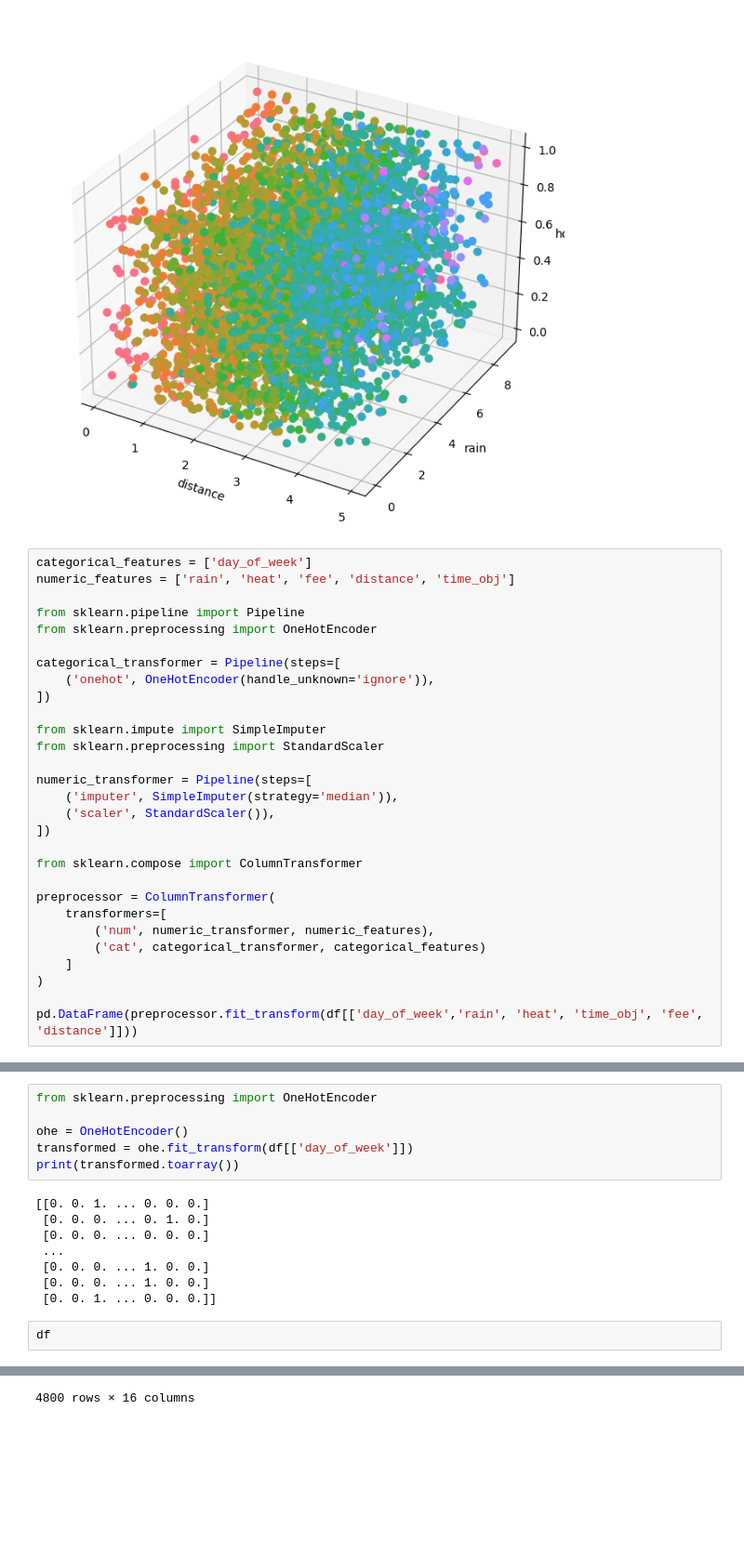
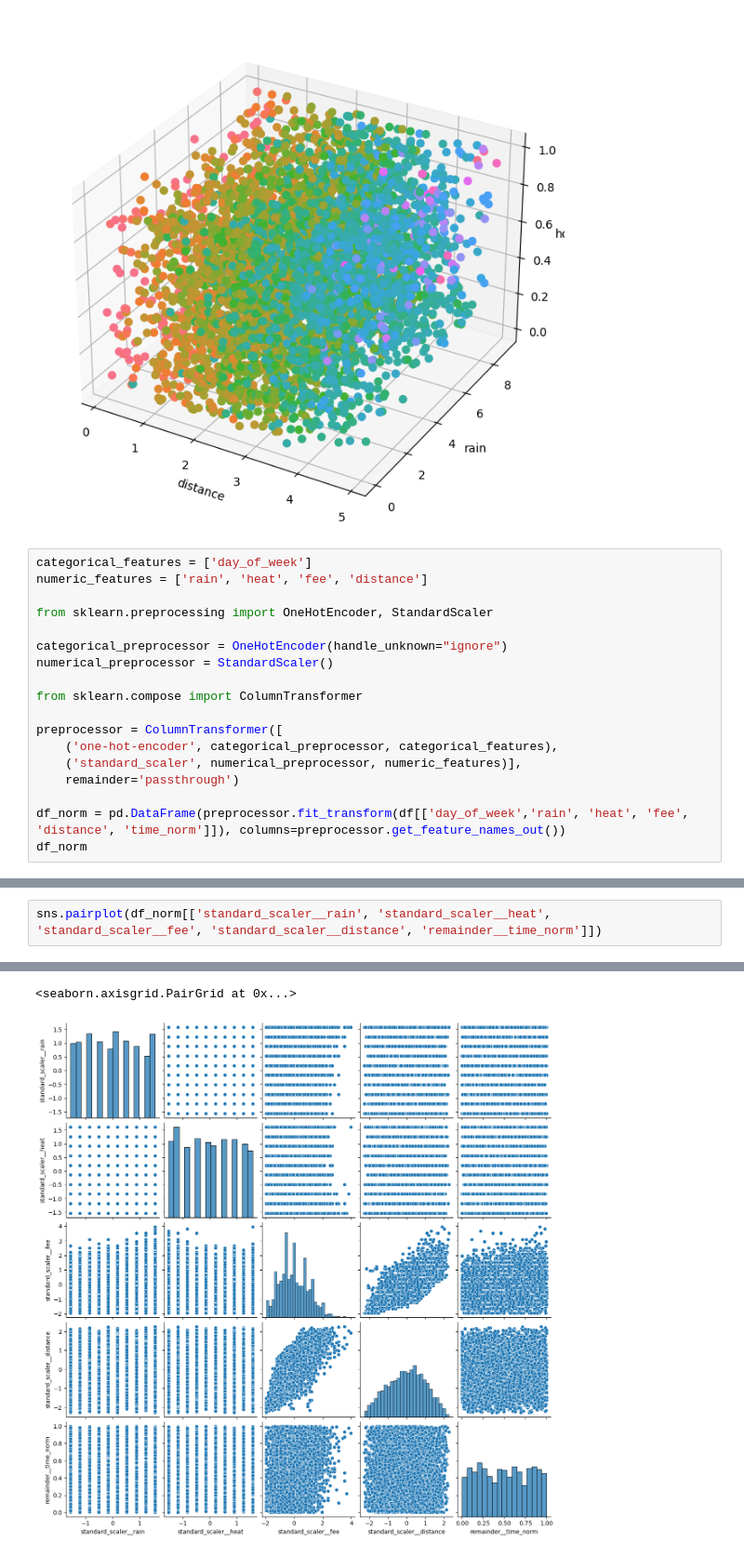
Before and after one commit to quentinchichery/hackathon-peren-2022, a Jupyter notebook: 01-exploration.ipynb, the cells around one changed output, grey strips where cells are left out. Shown at 93% size. Drawn from its saved outputs; the diff is of its cells as text; blank space fills up the shorter version.

```diff
--- a/01-exploration.ipynb
+++ b/01-exploration.ipynb
@@ -166,31 +166,20 @@ Text(0.5, 0, 'hour')
 [figure]
 # %%
 categorical_features = ['day_of_week']
-numeric_features = ['rain', 'heat', 'fee', 'distance', 'time_obj']
+numeric_features = ['rain', 'heat', 'fee', 'distance']
 
-from sklearn.pipeline import Pipeline
-from sklearn.preprocessing import OneHotEncoder
+from sklearn.preprocessing import OneHotEncoder, StandardScaler
 
-categorical_transformer = Pipeline(steps=[
-    ('onehot', OneHotEncoder(handle_unknown='ignore')),
-])
-
-from sklearn.impute import SimpleImputer
-from sklearn.preprocessing import StandardScaler
-
-numeric_transformer = Pipeline(steps=[
-    ('imputer', SimpleImputer(strategy='median')),
-    ('scaler', StandardScaler()),
-])
+categorical_preprocessor = OneHotEncoder(handle_unknown="ignore")
+numerical_preprocessor = StandardScaler()
 
 from sklearn.compose import ColumnTransformer
 
-preprocessor = ColumnTransformer(
-    transformers=[
-        ('num', numeric_transformer, numeric_features),
-        ('cat', categorical_transformer, categorical_features)
-    ]
-)
+preprocessor = ColumnTransformer([
+    ('one-hot-encoder', categorical_preprocessor, categorical_features),
+    ('standard_scaler', numerical_preprocessor, numeric_features)],
+    remainder='passthrough')
 
-pd.DataFrame(preprocessor.fit_transform(df[['day_of_week','rain', 'heat', 'time_obj', 'fee', 'distance']]))
+df_norm = pd.DataFrame(preprocessor.fit_transform(df[['day_of_week','rain', 'heat', 'fee', 'distance', 'time_norm']]), columns=preprocessor.get_feature_names_out())
+df_norm
 # %% [output]
@@ -198,17 +199,3 @@ TypeError: The DType <class 'numpy.dtype[datetime64]'> could not be promoted by
-# %%
-from sklearn.preprocessing import OneHotEncoder
-
-ohe = OneHotEncoder()
-transformed = ohe.fit_transform(df[['day_of_week']])
-print(transformed.toarray())
-# %% [output]
-[[0. 0. 1. ... 0. 0. 0.]
- [0. 0. 0. ... 0. 1. 0.]
- [0. 0. 0. ... 0. 0. 0.]
- ...
- [0. 0. 0. ... 1. 0. 0.]
- [0. 0. 0. ... 1. 0. 0.]
- [0. 0. 1. ... 0. 0. 0.]]
 # %%
-df
+sns.pairplot(df_norm[['standard_scaler__rain', 'standard_scaler__heat', 'standard_scaler__fee', 'standard_scaler__distance', 'remainder__time_norm']])
 # %% [output]
@@ -227 +202,2 @@ df
-4800 rows × 16 columns
+<seaborn.axisgrid.PairGrid at 0x...>
+[figure, added]
```
Also changed, not shown: parts of 3 cells of this notebook.
